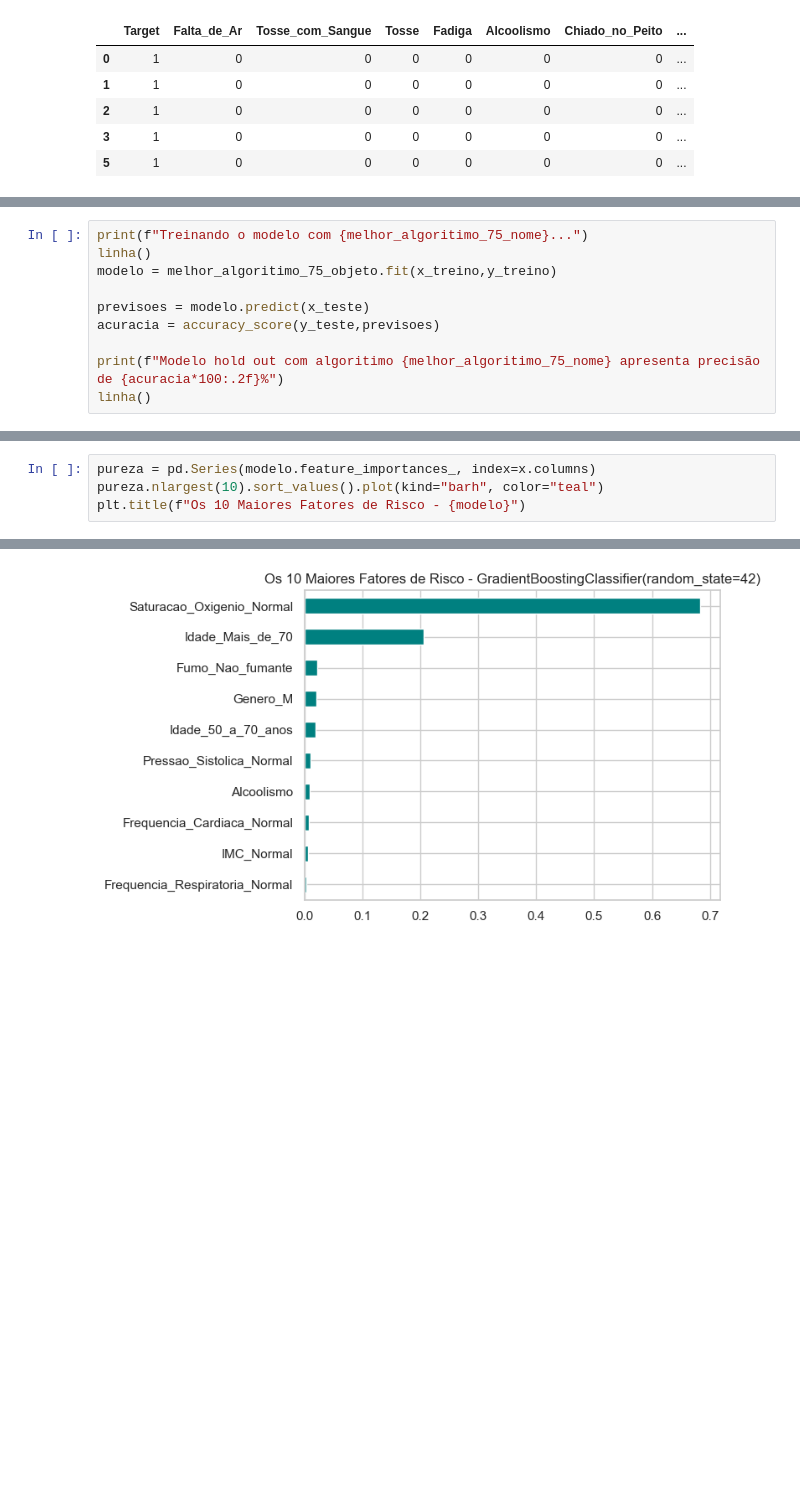
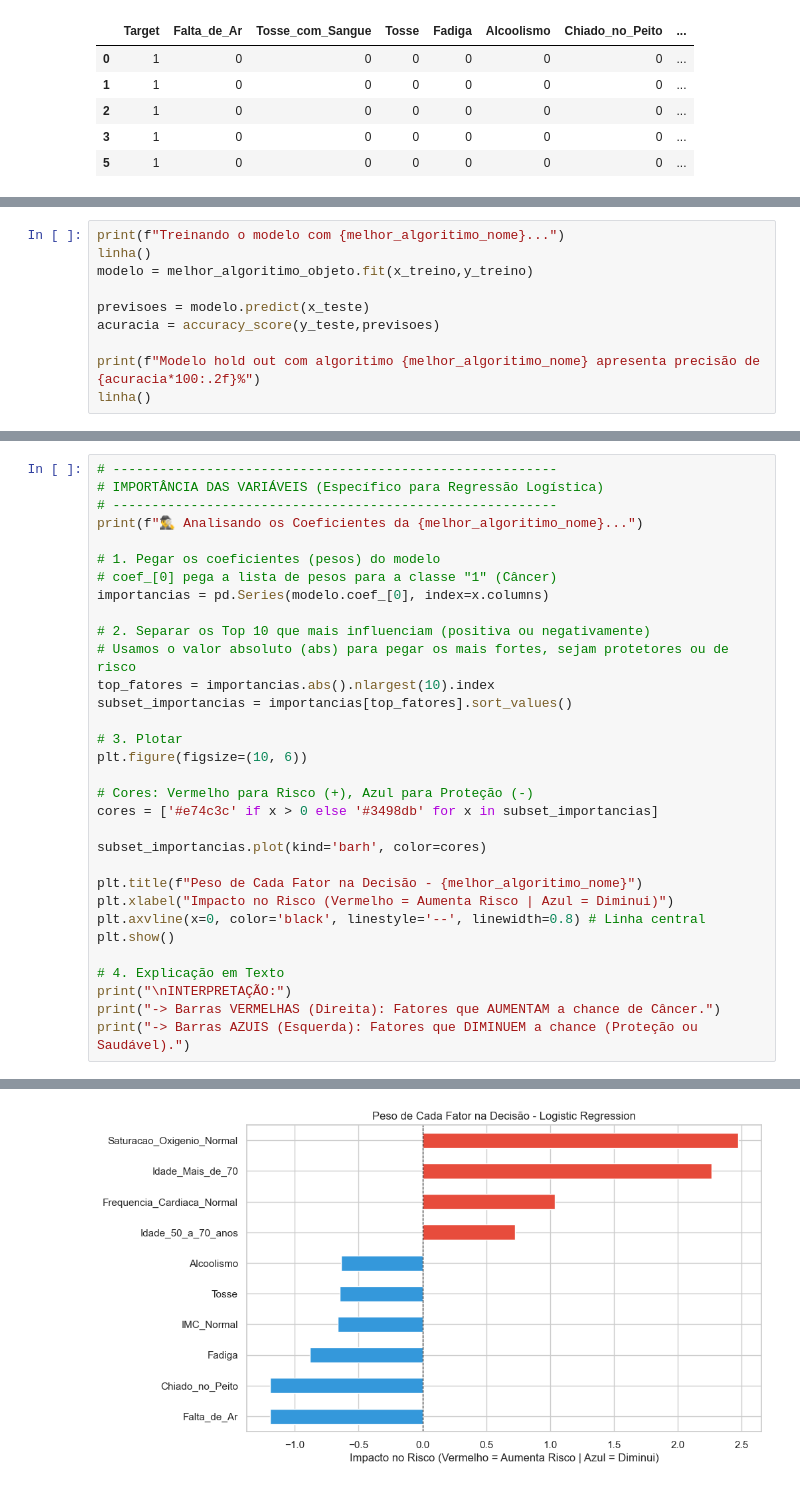
Before and after one commit to Luidy-Costa/project, a Jupyter notebook: lung-cancer-ml/backend/lung_cancer_prediction.ipynb, the cells around one changed output, grey strips where cells are left out. Saved outputs shown, nothing was run; the diff lists cells and outputs as text; blank space fills up the shorter version.

```diff
--- a/lung-cancer-ml/backend/lung_cancer_prediction.ipynb
+++ b/lung-cancer-ml/backend/lung_cancer_prediction.ipynb
@@ -463,11 +534,11 @@ com acuracia media de 90.57%
 # %%
-print(f"Treinando o modelo com {melhor_algoritimo_75_nome}...")
+print(f"Treinando o modelo com {melhor_algoritimo_nome}...")
 linha()
-modelo = melhor_algoritimo_75_objeto.fit(x_treino,y_treino)
+modelo = melhor_algoritimo_objeto.fit(x_treino,y_treino)
 
 previsoes = modelo.predict(x_teste)
 acuracia = accuracy_score(y_teste,previsoes)
 
-print(f"Modelo hold out com algoritimo {melhor_algoritimo_75_nome} apresenta precisão de {acuracia*100:.2f}%")
+print(f"Modelo hold out com algoritimo {melhor_algoritimo_nome} apresenta precisão de {acuracia*100:.2f}%")
 linha()
 # %% [output]
@@ -489,5 +560,33 @@ Text(42.25, 0.5, 'Realidade')
 # %%
-pureza = pd.Series(modelo.feature_importances_, index=x.columns)
-pureza.nlargest(10).sort_values().plot(kind="barh", color="teal")
-plt.title(f"Os 10 Maiores Fatores de Risco - {modelo}")
+# ---------------------------------------------------------
+# IMPORTÂNCIA DAS VARIÁVEIS (Específico para Regressão Logística)
+# ---------------------------------------------------------
+print(f"🕵️‍♂️ Analisando os Coeficientes da {melhor_algoritimo_nome}...")
+
+# 1. Pegar os coeficientes (pesos) do modelo
+# coef_[0] pega a lista de pesos para a classe "1" (Câncer)
+importancias = pd.Series(modelo.coef_[0], index=x.columns)
+
+# 2. Separar os Top 10 que mais influenciam (positiva ou negativamente)
+# Usamos o valor absoluto (abs) para pegar os mais fortes, sejam protetores ou de risco
+top_fatores = importancias.abs().nlargest(10).index
+subset_importancias = importancias[top_fatores].sort_values()
+
+# 3. Plotar
+plt.figure(figsize=(10, 6))
+
+# Cores: Vermelho para Risco (+), Azul para Proteção (-)
+cores = ['#e74c3c' if x > 0 else '#3498db' for x in subset_importancias]
+
+subset_importancias.plot(kind='barh', color=cores)
+
+plt.title(f"Peso de Cada Fator na Decisão - {melhor_algoritimo_nome}")
+plt.xlabel("Impacto no Risco (Vermelho = Aumenta Risco | Azul = Diminui)")
+plt.axvline(x=0, color='black', linestyle='--', linewidth=0.8) # Linha central
+plt.show()
+
+# 4. Explicação em Texto
+print("\nINTERPRETAÇÃO:")
+print("-> Barras VERMELHAS (Direita): Fatores que AUMENTAM a chance de Câncer.")
+print("-> Barras AZUIS (Esquerda): Fatores que DIMINUEM a chance (Proteção ou Saudável).")
 # %% [output]
@@ -495 +594 @@ Text(0.5, 1.0, 'Os 10 Maiores Fatores de Risco - GradientBoostingClassifier(rand
-[figure, old version]
+[figure, new version]
```
Also changed, not shown: parts of 7 cells of this notebook, 1 other file.
